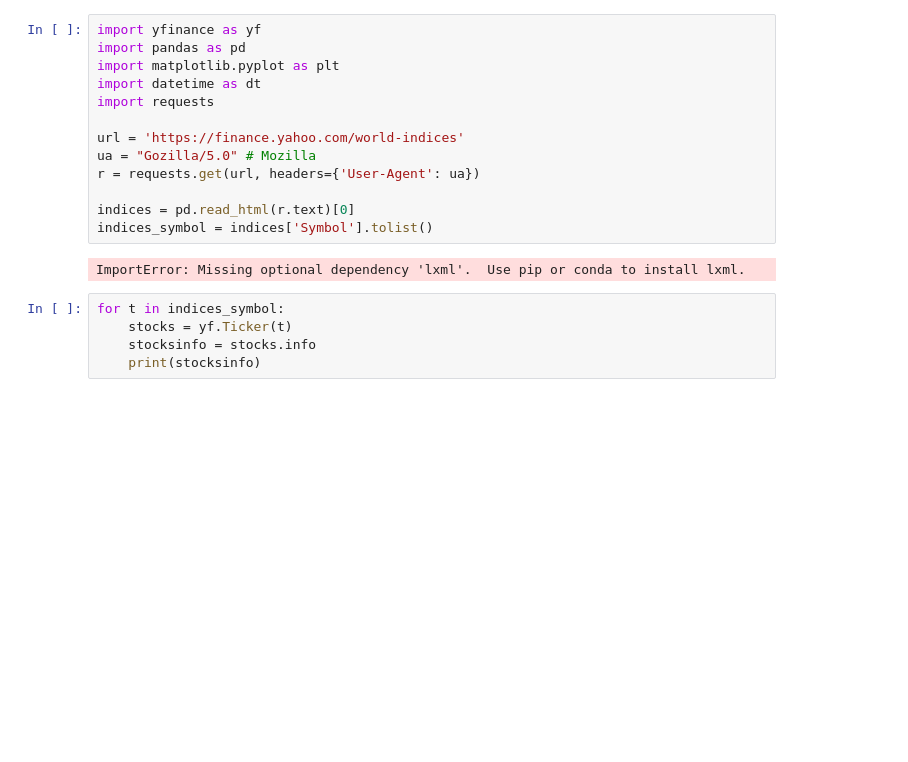
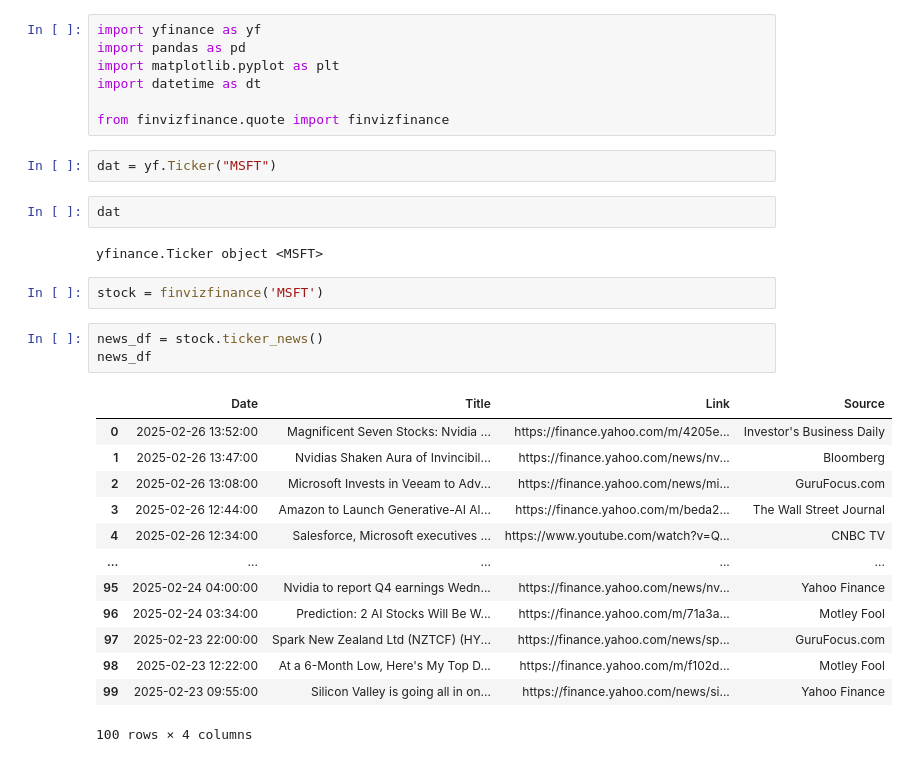
Before and after one commit to jamesrubio23/Portfolio_Advisor, a Jupyter notebook: experiments.ipynb, the cells around one changed output. Cells and saved outputs as stored; diff of their text form; blank space fills up the shorter version.

```diff
--- a/experiments.ipynb
+++ b/experiments.ipynb
@@ -3,18 +3,30 @@ import yfinance as yf
 import pandas as pd
 import matplotlib.pyplot as plt
 import datetime as dt
-import requests
 
-url = 'https://finance.yahoo.com/world-indices'
-ua = "Gozilla/5.0" # Mozilla
-r = requests.get(url, headers={'User-Agent': ua})
-
-indices = pd.read_html(r.text)[0]
-indices_symbol = indices['Symbol'].tolist()
+from finvizfinance.quote import finvizfinance
-# %% [output]
-ImportError: Missing optional dependency 'lxml'.  Use pip or conda to install lxml.
-# %%
-for t in indices_symbol:
-    stocks = yf.Ticker(t)
-    stocksinfo = stocks.info
-    print(stocksinfo)
+# %%
+dat = yf.Ticker("MSFT")
+# %%
+dat
+# %% [output]
+yfinance.Ticker object <MSFT>
+# %%
+stock = finvizfinance('MSFT')
+# %%
+news_df = stock.ticker_news()
+news_df
+# %% [output]
+|  | Date | Title | Link | Source |
+| 0 | 2025-02-26 13:52:00 | Magnificent Seven Stocks: Nvidia ... | https://finance.yahoo.com/m/4205e... | Investor's Business Daily |
+| 1 | 2025-02-26 13:47:00 | Nvidias Shaken Aura of Invincibil... | https://finance.yahoo.com/news/nv... | Bloomberg |
+| 2 | 2025-02-26 13:08:00 | Microsoft Invests in Veeam to Adv... | https://finance.yahoo.com/news/mi... | GuruFocus.com |
+| 3 | 2025-02-26 12:44:00 | Amazon to Launch Generative-AI Al... | https://finance.yahoo.com/m/beda2... | The Wall Street Journal |
+| 4 | 2025-02-26 12:34:00 | Salesforce, Microsoft executives ... | https://www.youtube.com/watch?v=Q... | CNBC TV |
+| ... | ... | ... | ... | ... |
+| 95 | 2025-02-24 04:00:00 | Nvidia to report Q4 earnings Wedn... | https://finance.yahoo.com/news/nv... | Yahoo Finance |
+| 96 | 2025-02-24 03:34:00 | Prediction: 2 AI Stocks Will Be W... | https://finance.yahoo.com/m/71a3a... | Motley Fool |
+| 97 | 2025-02-23 22:00:00 | Spark New Zealand Ltd (NZTCF) (HY... | https://finance.yahoo.com/news/sp... | GuruFocus.com |
+| 98 | 2025-02-23 12:22:00 | At a 6-Month Low, Here's My Top D... | https://finance.yahoo.com/m/f102d... | Motley Fool |
+| 99 | 2025-02-23 09:55:00 | Silicon Valley is going all in on... | https://finance.yahoo.com/news/si... | Yahoo Finance |
+100 rows × 4 columns
```
Also changed, not shown: parts of 24 cells of this notebook, 4 other files.
